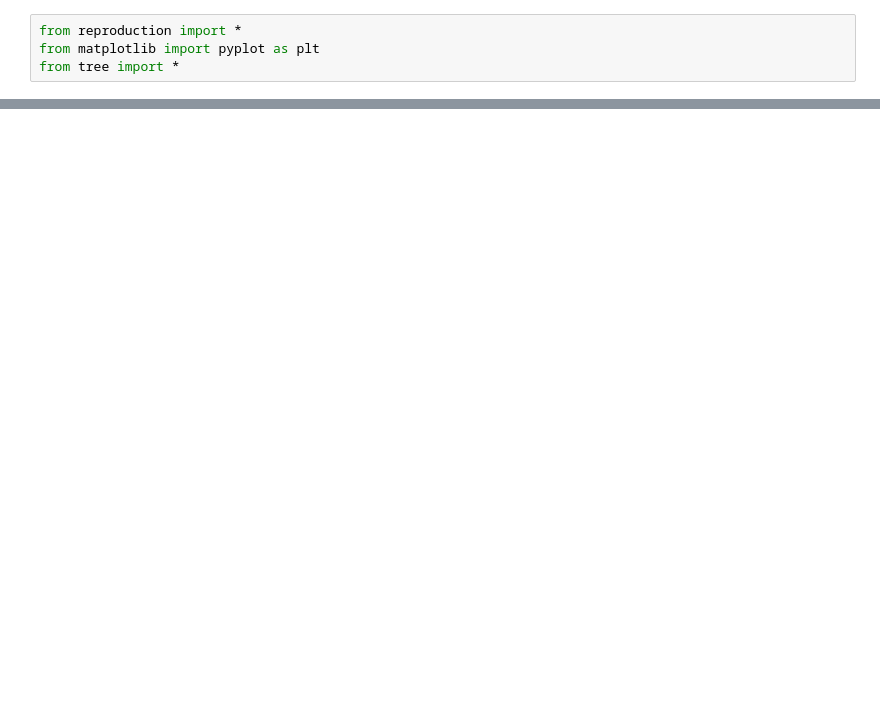
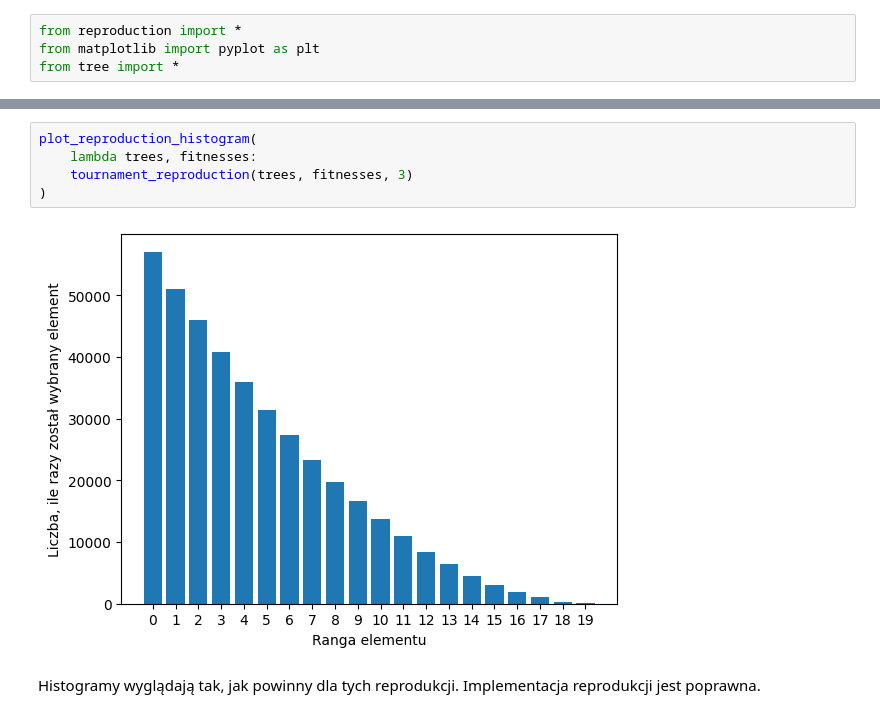
Before and after one commit to JakPro15/23Z-UMA-tree-evolution, a Jupyter notebook: manual_testing.ipynb, the cells around one changed output, grey strips where cells are left out. Cells and saved outputs as stored; diff of their text form; blank space fills up the shorter version.

```diff
--- a/manual_testing.ipynb
+++ b/manual_testing.ipynb
@@ -90,0 +85,9 @@ print(accuracy, std_dev, min_score, max_score)
+# %%
+plot_reproduction_histogram(
+    lambda trees, fitnesses:
+    tournament_reproduction(trees, fitnesses, 3)
+)
+# %% [output]
+[figure, added]
+# %% [markdown]
+Histogramy wyglądają tak, jak powinny dla tych reprodukcji. Implementacja reprodukcji jest poprawna.
```
Also changed, not shown: parts of 14 cells of this notebook.
